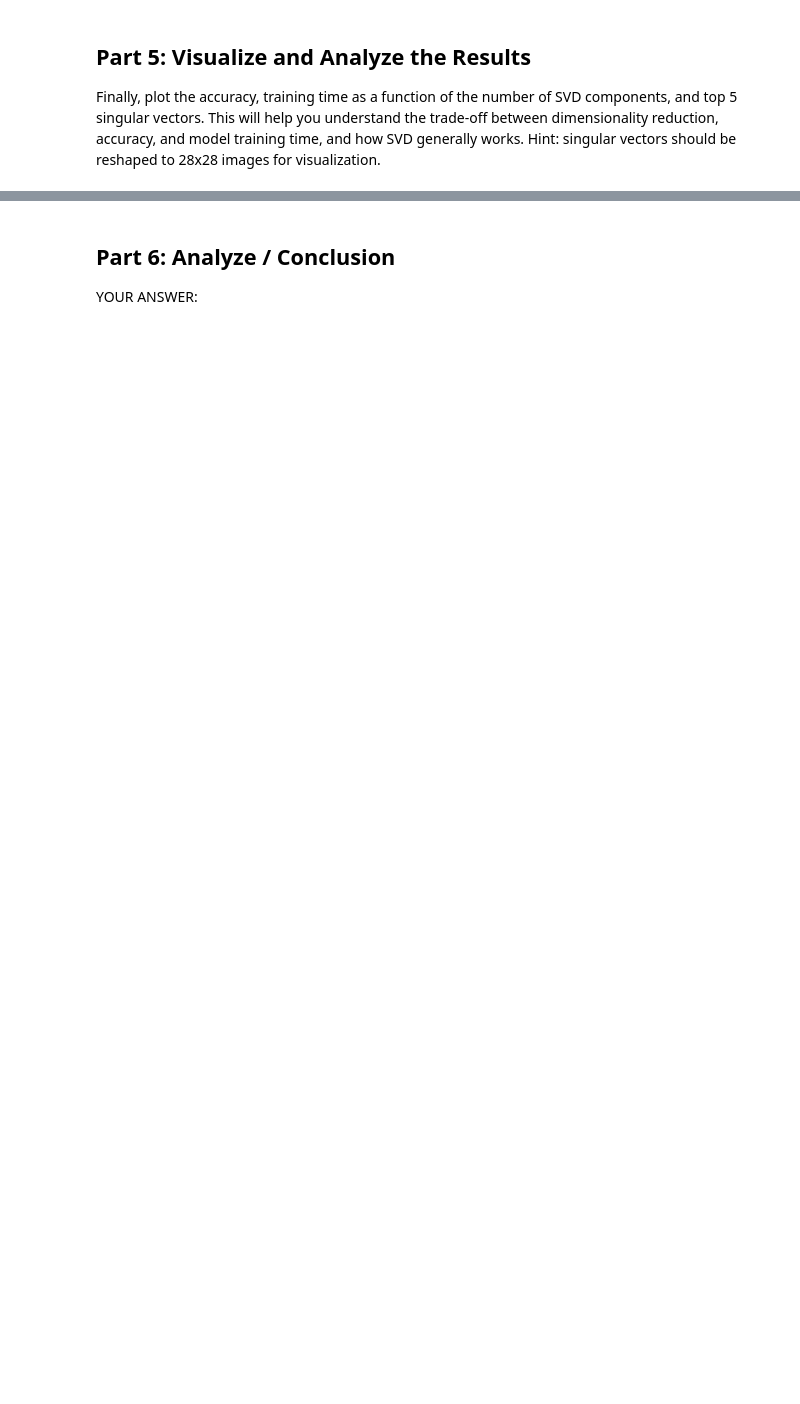
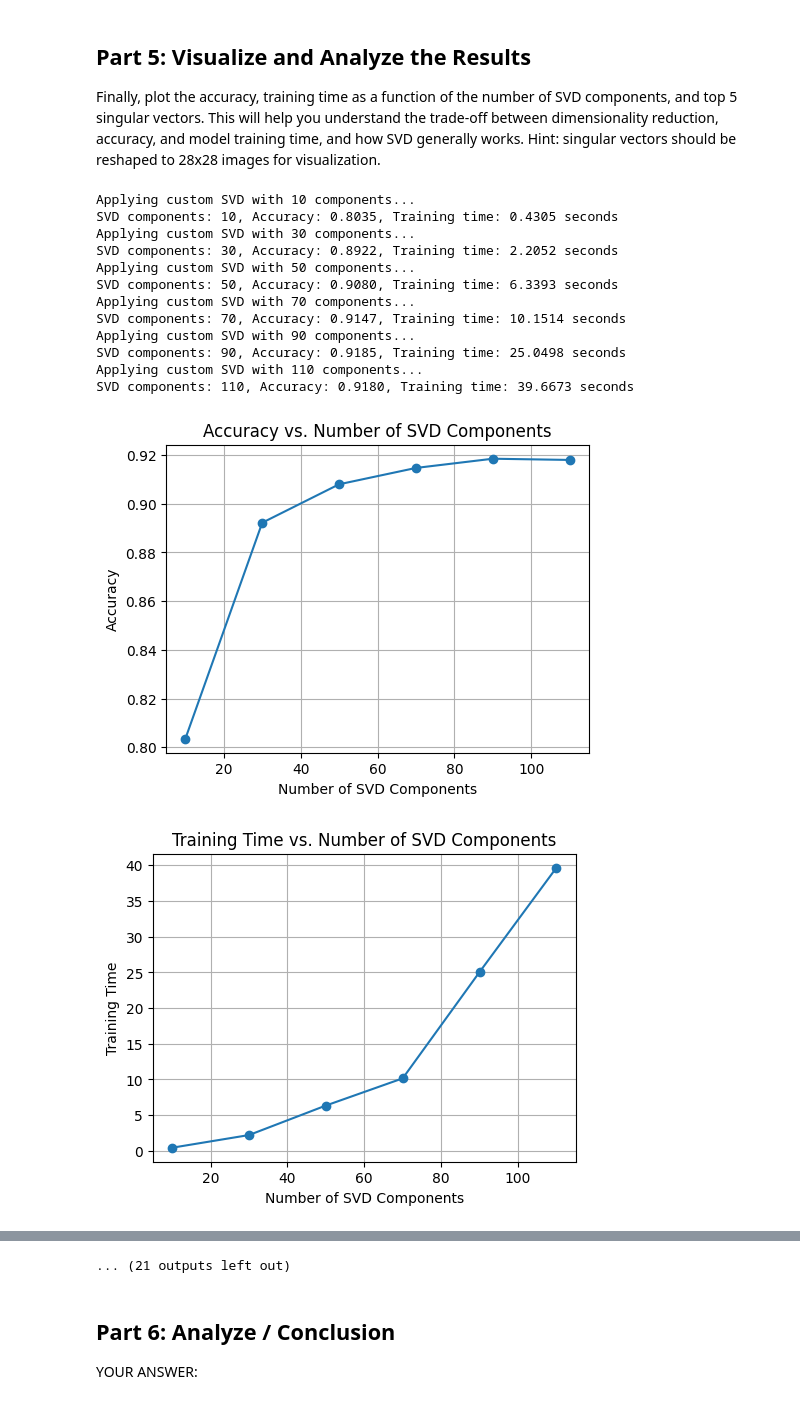
Before and after one commit to bjRichardLiu/ruicliu-assignment-3, a Jupyter notebook: assignment3.ipynb, the cells around one changed output, grey strips where cells are left out. Saved outputs shown, nothing was run; the diff lists cells and outputs as text; code cells hidden in the pictures; blank space fills up the shorter version.

```diff
--- a/assignment3.ipynb
+++ b/assignment3.ipynb
@@ -46,7 +46,18 @@ Loading MNIST dataset...
 ## Part 2: Implement SVD for Dimensionality Reduction
 # %%
 def apply_svd_custom(X_train, X_test, n_components):
-    raise NotImplementedError("Your implementation here...")
+    # Compute the covariance matrix
+    cov_matrix = np.cov(X_train, rowvar=False)
+
+    # Compute the SVD
+    U, S, Vt = np.linalg.svd(cov_matrix)
+
+    # Reduce the dimensionality
+    U_reduced = U[:, :n_components]
+    X_train_reduced = X_train @ U_reduced
+    X_test_reduced = X_test @ U_reduced
+
+    return X_train_reduced, X_test_reduced, Vt
 # %% [markdown]
 ## Part 3: Train Logistic Regression and Measure Performance
 # %%
@@ -68,7 +79,7 @@ def train_logistic_regression(X_train, y_train, X_test, y_test):
 
 Now, apply SVD with varying numbers of components and observe how the dimensionality reduction impacts the model's performance. Record both the accuracy and training time for each number of components.
 # %%
-svd_components = [784]  # You need to decide what number to search...
+svd_components = [100]  # You need to decide what number to search...
 
 # Store the results
 results = []
@@ -78,9 +89,12 @@ for n_components in svd_components:
     print(f"Applying custom SVD with {n_components} components...")
 
     # Apply SVD to the training and test sets
-    # Call apply_svd_custom() here...
+    X_train_svd, X_test_svd, Vt = apply_svd_custom(X_train, X_test, n_components)
 
     # Train the logistic regression model and get accuracy and training time
     accuracy, training_time = train_logistic_regression(X_train_svd, y_train, X_test_svd, y_test)
 
+    # Store the results
+    results.append((n_components, accuracy, training_time))
+
     print(f"SVD components: {n_components}, Accuracy: {accuracy:.4f}, Training time: {training_time:.4f} seconds")
@@ -89,5 +107,60 @@ for n_components in svd_components:
 
 Finally, plot the accuracy, training time as a function of the number of SVD components, and top 5 singular vectors. This will help you understand the trade-off between dimensionality reduction, accuracy, and model training time, and how SVD generally works. Hint: singular vectors should be reshaped to 28x28 images for visualization.
 # %%
-## Your implementation here...
-## You may add necessary lines in Part 4 to access data for visualization
+# Record the results
+accuracy_results = {}
+training_time_results = {}
+singular_vectors_results = {}
+
+# Train models with different levels of SVD preprocessing
+for i in range(10, 111, 20):
+    print(f"Applying custom SVD with {i} components...")
+    X_train_svd, X_test_svd, Vt = apply_svd_custom(X_train, X_test, i)
+    accuracy, training_time = train_logistic_regression(X_train_svd, y_train, X_test_svd, y_test)
+    accuracy_results[i] = accuracy
+    training_time_results[i] = training_time
+    singular_vectors_results[i] = Vt[:5]  # Store top 5 singular vectors
+    print(f"SVD components: {i}, Accuracy: {accuracy:.4f}, Training time: {training_time:.4f} seconds")
+
+# Plot Accuracy vs. Number of SVD Components
+plt.figure(figsize=(12, 4))
+plt.subplot(1, 2, 1)
+plt.plot(list(accuracy_results.keys()), list(accuracy_results.values()), marker='o')
+plt.title("Accuracy vs. Number of SVD Components")
+plt.xlabel("Number of SVD Components")
+plt.ylabel("Accuracy")
+plt.grid(True)
+
+# Plot Training Time vs. Number of SVD Components
+plt.figure(figsize=(12, 4))
+plt.subplot(1, 2, 2)
+plt.plot(list(training_time_results.keys()), list(training_time_results.values()), marker='o')
+plt.title("Training Time vs. Number of SVD Components")
+plt.xlabel("Number of SVD Components")
+plt.ylabel("Training Time")
+plt.grid(True)
+
+# Plot top 5 singular vectors for each number of SVD components
+for n_components, singular_vectors in singular_vectors_results.items():
+    for i, singular_vector in enumerate(singular_vectors):
+        plt.figure()
+        plt.imshow(singular_vector.reshape(28, 28), cmap='gray')  # Reshape to 28x28
+        plt.title(f'SVD components: {n_components}, Singular Vector {i+1}')
+        plt.colorbar()
+        plt.grid(False)
+        plt.show()
+# %% [output]
+Applying custom SVD with 10 components...
+SVD components: 10, Accuracy: 0.8035, Training time: 0.4305 seconds
+Applying custom SVD with 30 components...
+SVD components: 30, Accuracy: 0.8922, Training time: 2.2052 seconds
+Applying custom SVD with 50 components...
+SVD components: 50, Accuracy: 0.9080, Training time: 6.3393 seconds
+Applying custom SVD with 70 components...
+SVD components: 70, Accuracy: 0.9147, Training time: 10.1514 seconds
+Applying custom SVD with 90 components...
+SVD components: 90, Accuracy: 0.9185, Training time: 25.0498 seconds
+Applying custom SVD with 110 components...
+SVD components: 110, Accuracy: 0.9180, Training time: 39.6673 seconds
+[figure, added]
+[figure, added]
@@ -94,3 +176,4 @@ Finally, plot the accuracy, training time as a function of the number of SVD com
+... (21 outputs left out)
 # %% [markdown]
 ## Part 6: Analyze / Conclusion
 
```
Also changed, not shown: parts of 3 cells of this notebook.
